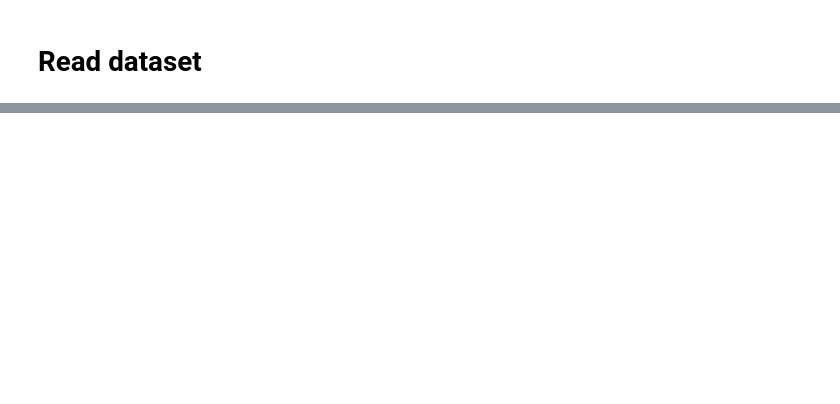
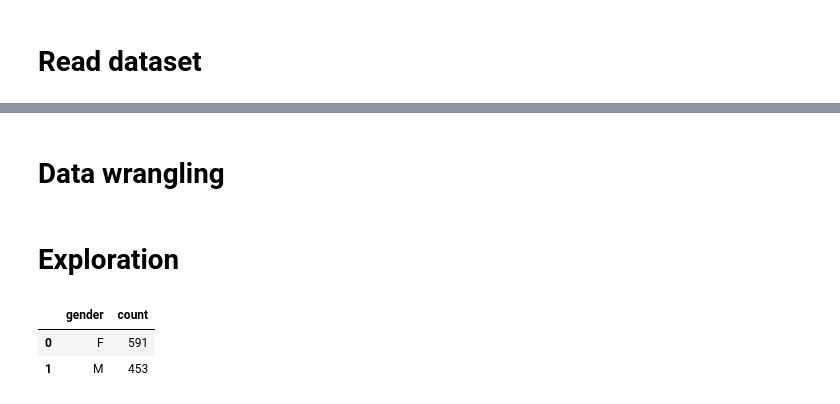
Before and after one commit to aleksandarstojkovski/SUPSI_Machine_Learning, a Jupyter notebook: students.ipynb, the cells around one changed output, grey strips where cells are left out. Cells and saved outputs as stored; diff of their text form; code cells hidden in the pictures; blank space fills up the shorter version.

```diff
--- a/students.ipynb
+++ b/students.ipynb
@@ -16,0 +94,12 @@ FileNotFoundError: [Errno 2] No such file or directory: './Advertising.csv'
+# %% [markdown]
+# Data wrangling
+# %% [markdown]
+# Exploration
+# %%
+gender_count = df['sex'].value_counts().reset_index()
+gender_count.columns = ['gender', 'count']
+gender_count
+# %% [output]
+|  | gender | count |
+| 0 | F | 591 |
+| 1 | M | 453 |
```
Also changed, not shown: parts of 11 cells of this notebook.
